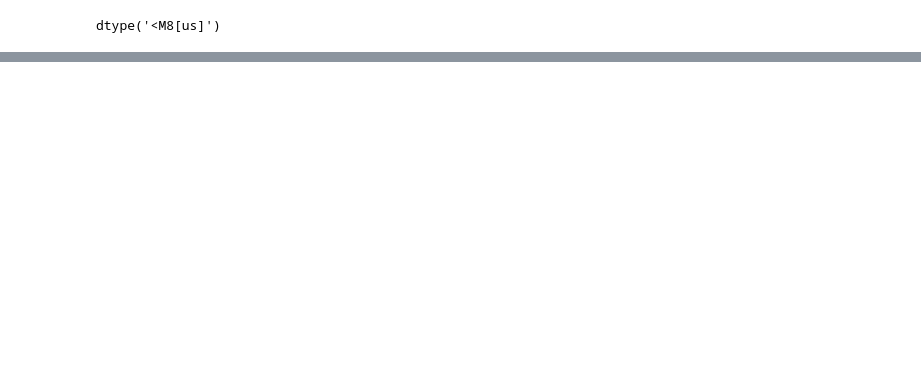
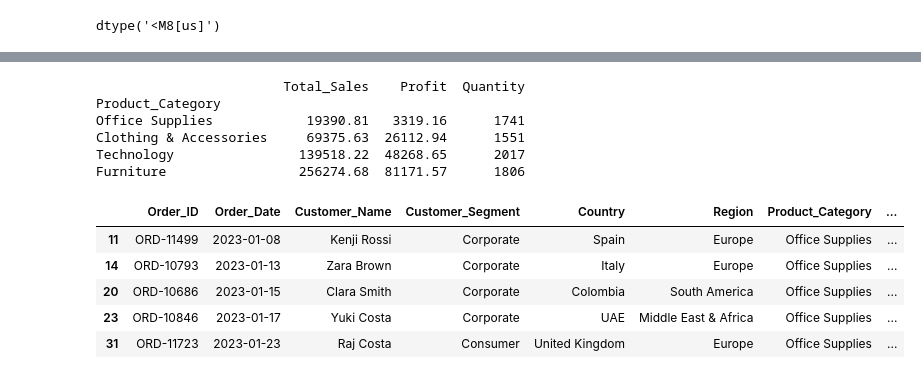
Before and after one commit to KiruthigaSidharthan/Global_Ecommerce_Sales_Analysis, a Jupyter notebook: Notebooks/Ecommerce_Analysis.ipynb, the cells around one changed output, grey strips where cells are left out. Saved outputs shown, nothing was run; the diff lists cells and outputs as text; code cells hidden in the pictures; blank space fills up the shorter version.

```diff
--- a/Data_Sources.ipynb
+++ b/Notebooks/Ecommerce_Analysis.ipynb
@@ -186,0 +234,27 @@ KeyError: "['check_Profit'] not in index"
+# %%
+#Small Summary Tables
+summary = ecommerce_df.groupby('Product_Category').agg({
+    'Total_Sales': 'sum',
+    'Profit': 'sum',
+    'Quantity': 'sum'
+}).sort_values(by='Profit').head()
+print(summary)
+# %% [output]
+                        Total_Sales    Profit  Quantity
+Product_Category
+Office Supplies            19390.81   3319.16      1741
+Clothing & Accessories     69375.63  26112.94      1551
+Technology                139518.22  48268.65      2017
+Furniture                 256274.68  81171.57      1806
+# %%
+#Negative profit cases
+ecommerce_df['Loss_Flag'] = (ecommerce_df['Profit'] < 0).astype(int)
+loss_df = ecommerce_df[ecommerce_df['Profit'] < 0]
+loss_df.head()
+# %% [output]
+|  | Order_ID | Order_Date | Customer_Name | Customer_Segment | Country | Region | Product_Category | ... |
+| 11 | ORD-11499 | 2023-01-08 | Kenji Rossi | Corporate | Spain | Europe | Office Supplies | ... |
+| 14 | ORD-10793 | 2023-01-13 | Zara Brown | Corporate | Italy | Europe | Office Supplies | ... |
+| 20 | ORD-10686 | 2023-01-15 | Clara Smith | Corporate | Colombia | South America | Office Supplies | ... |
+| 23 | ORD-10846 | 2023-01-17 | Yuki Costa | Corporate | UAE | Middle East & Africa | Office Supplies | ... |
+| 31 | ORD-11723 | 2023-01-23 | Raj Costa | Consumer | United Kingdom | Europe | Office Supplies | ... |
```
Also changed, not shown: parts of 11 cells of this notebook, 1 other file.
